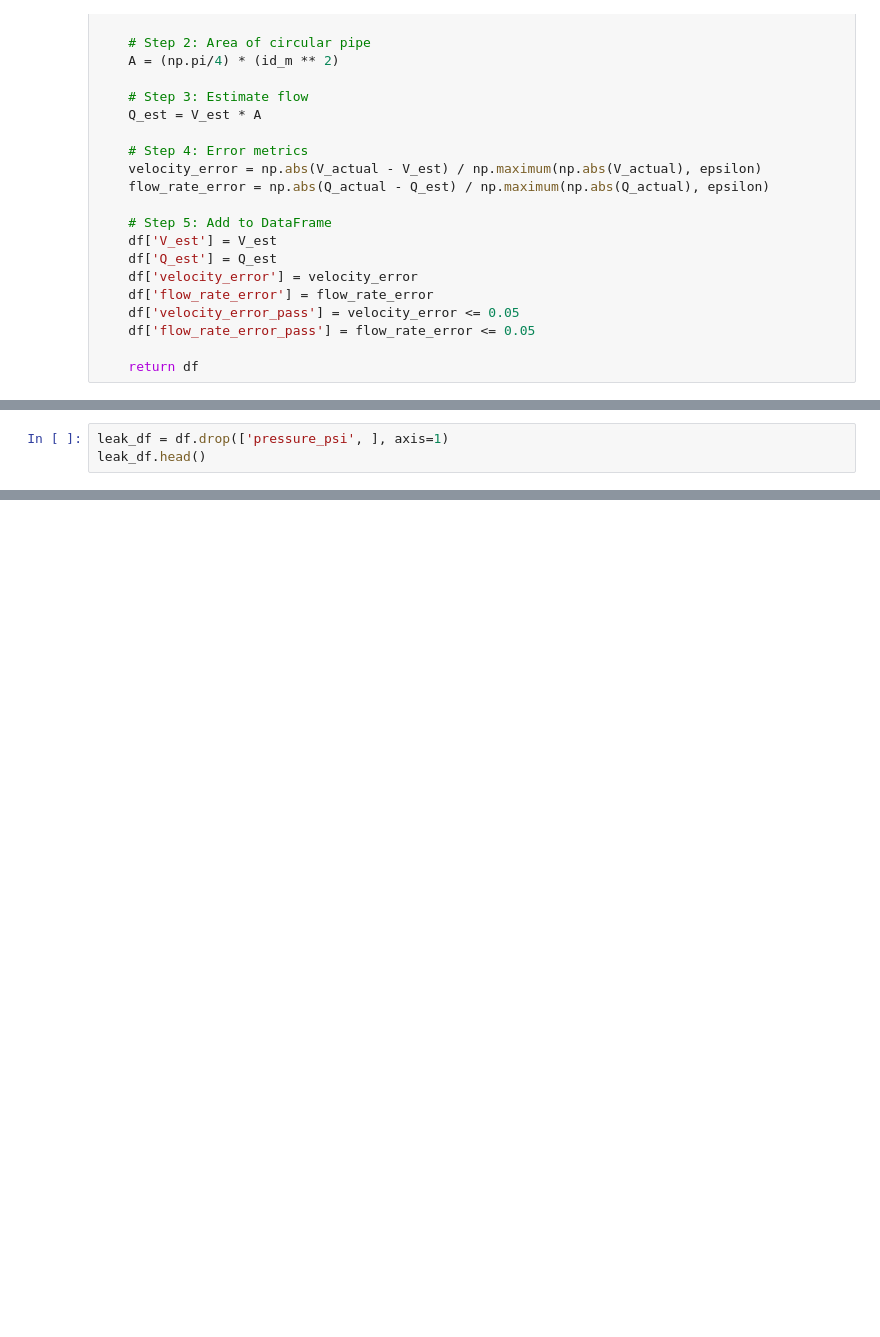
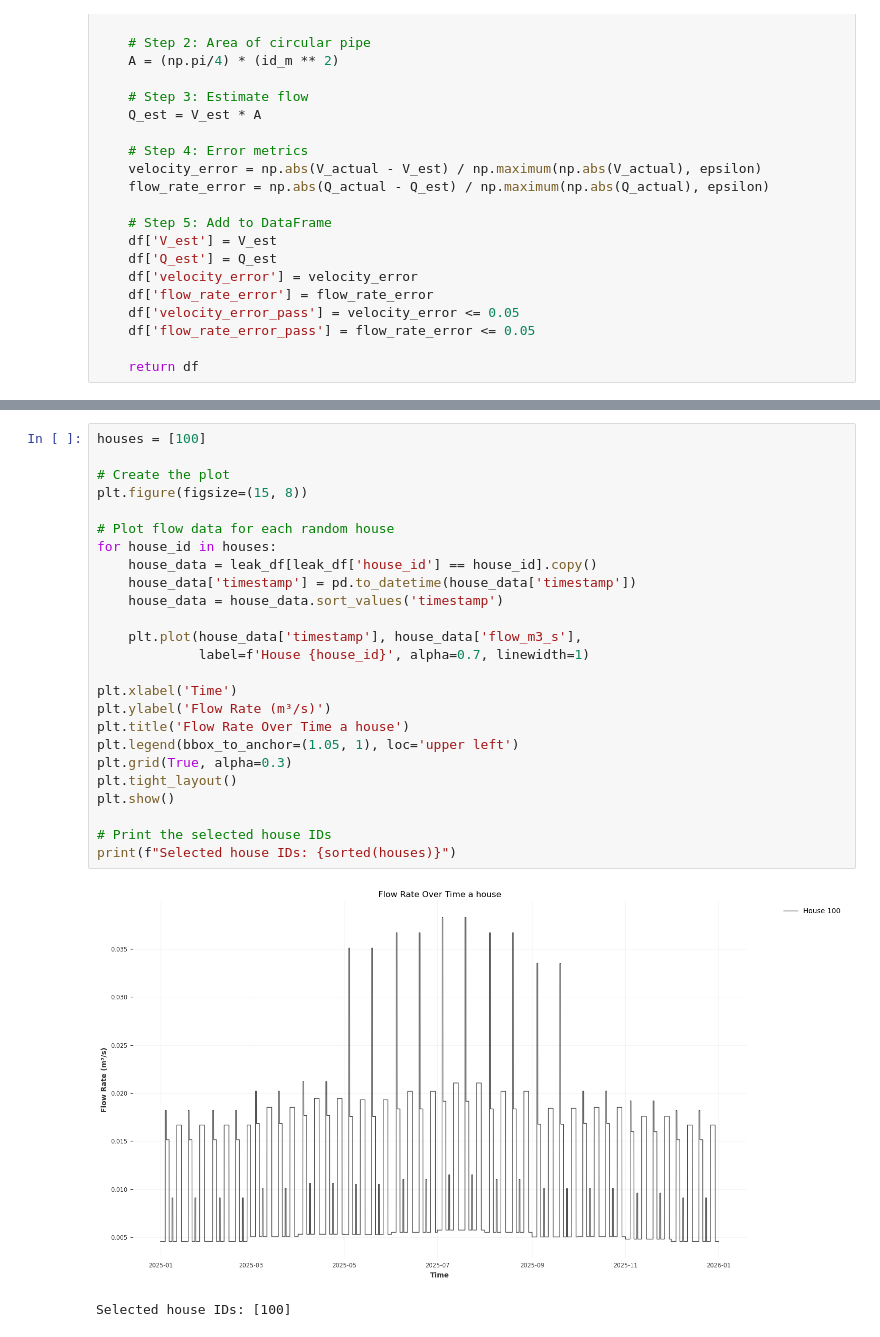
Before and after one commit to senchi-ins/senchi, a Jupyter notebook: experiments/leak_model/data/model/TCN_model.ipynb, the cells around one changed output, grey strips where cells are left out. Drawn from its saved outputs; the diff is of its cells as text; blank space fills up the shorter version.

```diff
--- a/experiments/leak_model/data/model/TCN_model.ipynb
+++ b/experiments/leak_model/data/model/TCN_model.ipynb
@@ -189,3 +157,0 @@ df.columns.tolist()
-# %%
-leak_df = df.drop(['pressure_psi', ], axis=1)
-leak_df.head()
@@ -396,0 +207,28 @@ Use qexpy for magin of error calculations
+# %%
+houses = [100]
+
+# Create the plot
+plt.figure(figsize=(15, 8))
+
+# Plot flow data for each random house
+for house_id in houses:
+    house_data = leak_df[leak_df['house_id'] == house_id].copy()
+    house_data['timestamp'] = pd.to_datetime(house_data['timestamp'])
+    house_data = house_data.sort_values('timestamp')
+
+    plt.plot(house_data['timestamp'], house_data['flow_m3_s'],
+             label=f'House {house_id}', alpha=0.7, linewidth=1)
+
+plt.xlabel('Time')
+plt.ylabel('Flow Rate (m³/s)')
+plt.title('Flow Rate Over Time a house')
+plt.legend(bbox_to_anchor=(1.05, 1), loc='upper left')
+plt.grid(True, alpha=0.3)
+plt.tight_layout()
+plt.show()
+
+# Print the selected house IDs
+print(f"Selected house IDs: {sorted(houses)}")
+# %% [output]
+[figure, added]
+Selected house IDs: [100]
```
Also changed, not shown: parts of 70 cells of this notebook.
